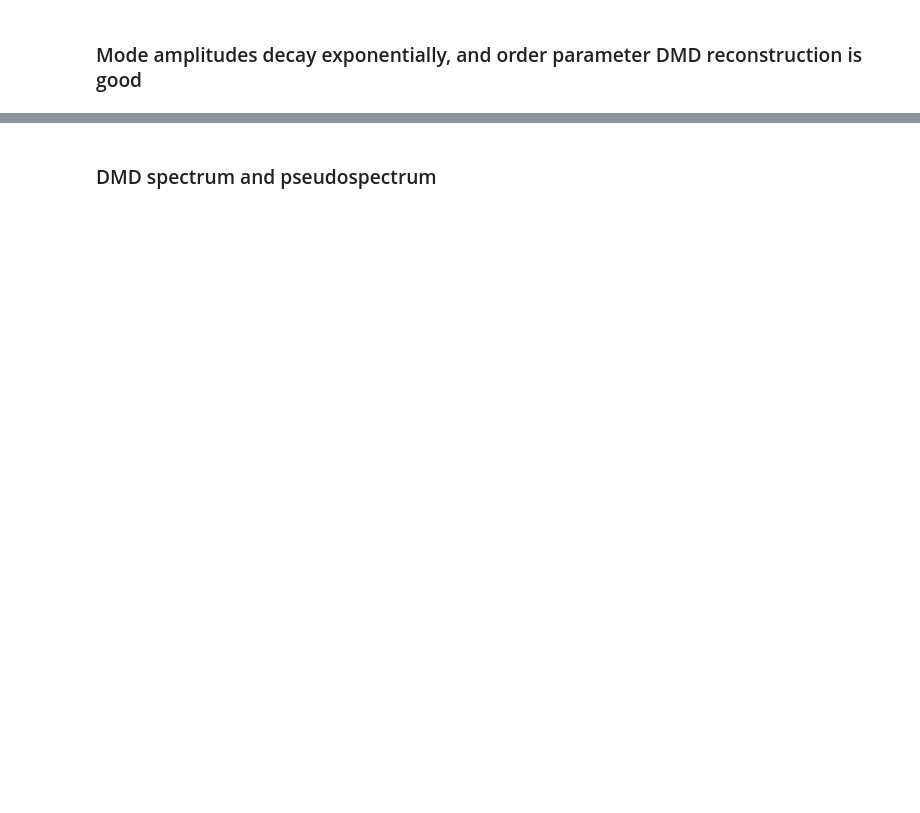
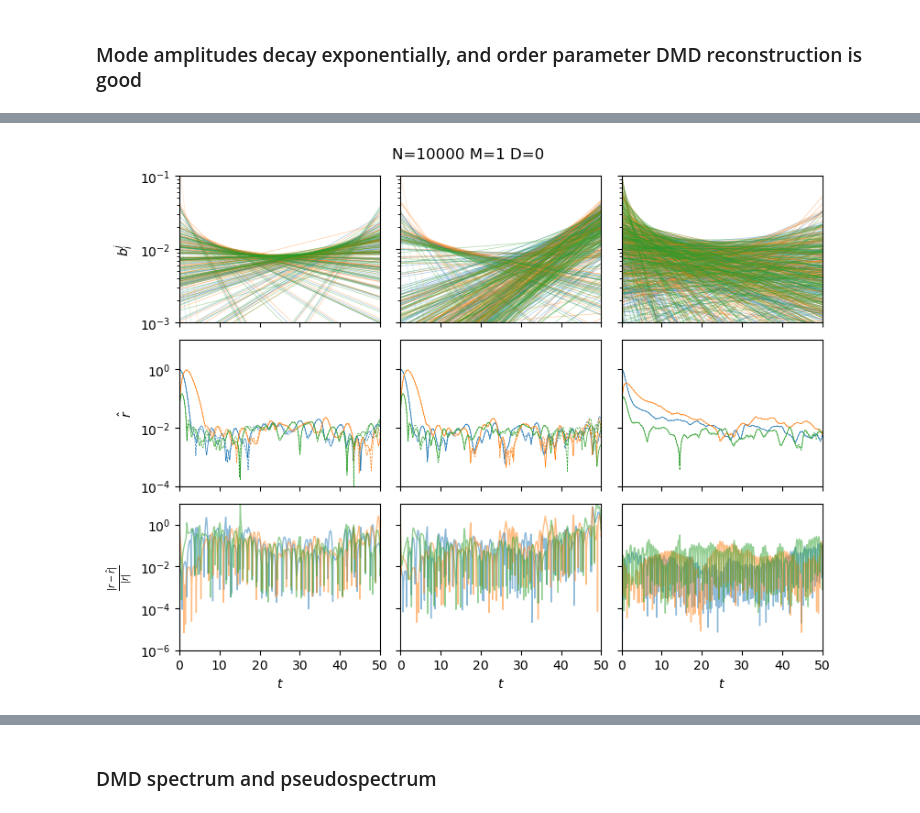
Before and after one commit to znicolaou/kuramoto, a Jupyter notebook: dmdplot.ipynb, the cells around one changed output, grey strips where cells are left out. Drawn from its saved outputs; the diff is of its cells as text; code cells hidden in the pictures; blank space fills up the shorter version.

```diff
--- a/dmdplot.ipynb
+++ b/dmdplot.ipynb
@@ -252,0 +132,91 @@ data/dmd6/ 2
+# %%
+filebases=['data/dmd7/','data/dmd8/','data/dmd9/']
+
+for D in [0,1,2,3]:
+    X_reconstructs=[]
+    for filebase0 in filebases:
+        phis=np.load('%s%iphis.npy'%(filebase0,D))
+        bs=np.load('%s%ibs.npy'%(filebase0,D))
+        evals=np.load('%s%ievals.npy'%(filebase0,D))
+        res=np.load('%s%ires.npy'%(filebase0,D))
+        n0s=np.concatenate([[0],np.cumsum(np.load('%s%dn0s.npy'%(filebase0,D))-1)])
+
+        inds=np.where(res<1E-9)[0]
+        X_reconstruct=np.zeros((bs.shape[0],phis.shape[0]))
+        for n in range(numtraj):
+            print(filebase0,n)
+            n0=n0s[n]
+            X_reconstruct[n0:n0s[n+1]]=np.real((bs[n0,inds]*np.linalg.pinv(phis)[inds].T).dot(evals[inds,np.newaxis]**np.arange(n0s[n+1]-n0s[n])[np.newaxis,:])).T
+        X_reconstructs=X_reconstructs+[X_reconstruct]
+
+    fig,axs=plt.subplots(3,3,figsize=(8,6),layout='constrained')
+    if D==0:
+        fig.suptitle('N=%i M=%i D=%i'%(N,1,0))
+    else:
+        fig.suptitle('N=%i M=%i D=%i'%(N,D,N//2*D))
+#         fig.suptitle('N=%i M=%i D=%i'%(N,D,1000*(D-1)))
+    for m in range(len(filebases)):
+        filebase0=filebases[m]
+        bs=np.load('%s/%ibs.npy'%(filebase0,D))
+        evals=np.load('%s/%ievals.npy'%(filebase0,D))
+        res=np.load('%s/%ires.npy'%(filebase0,D))
+        n0s=np.concatenate([[0],np.cumsum(np.load('%s/%in0s.npy'%(filebase0,D))-1)])
+        inds=np.where(res<1E-8)[0]
+        for n in range(numtraj):
+            plt.subplot(3,3,m+1)
+            inds2=np.argsort(np.abs(bs[n0s[n],inds]))
+            # plt.plot(dt*n0s[n]+np.arange(n0s[n+1]-n0s[n])*dt,np.abs(bs[n0s[n]:n0s[n+1],inds[inds2[-100:]]]),c=colors[n],lw=0.1)
+            # plt.plot(np.arange(n0s[n+1]-n0s[n])*dt,np.abs(bs[n0s[n]:n0s[n+1],inds[inds2[-100:]]]),c=colors[n],lw=0.1)
+            plt.plot(np.arange(n0s[n+1]-n0s[n])*dt,np.abs(bs[n0s[n]:n0s[n+1],inds[inds2[:]]]),c=colors[n],lw=0.5,alpha=0.2)
+            plt.ylim(1E-3,1E-1)
+            plt.yscale('log')
+            # plt.xscale('log')
+            plt.ylim(1E-3,1E-1)
+            plt.xlim(0,50)
+            plt.gca().set_xticklabels('')
+
+            if m==0:
+                plt.ylabel('$b_i^j$')
+            else:
+                plt.gca().set_yticklabels('')
+            plt.gca().set_xticklabels('')
+
+            plt.subplot(3,3,m+4)
+            X_reconstruct=X_reconstructs[m]
+            filebase='%s/%i'%(filebases[m],n)
+            orders=np.fromfile(filebase+'order.dat',dtype=np.float64)
+            # plt.plot(4*n+np.log((1+np.arange(n0s[n+1]-n0s[n]))*dt)/np.log(10),np.abs(np.mean(X_reconstruct[n0s[n]:n0s[n+1],:N]+1j*X_reconstruct[n0s[n]:n0s[n+1],N:],axis=1)),ls='--',c=colors[n],zorder=-5)
+            Ndict=X_reconstruct.shape[1]
+            plt.plot(np.arange(n0s[n+1]-n0s[n])*dt,np.abs(np.mean(X_reconstruct[n0s[n]:n0s[n+1],:N]+1j*X_reconstruct[n0s[n]:n0s[n+1],Ndict//2:Ndict//2+N],axis=1)),c=colors[n],ls='--',zorder=-5,lw=0.5)
+            plt.plot(np.arange(n0s[n+1]-n0s[n])*dt,orders[:-1],c=colors[n],zorder=-5,lw=0.5)
+            plt.gca().set_rasterization_zorder(0)
+            # plt.xscale('log')
+            plt.yscale('log')
+            plt.ylim(1E-4,1E1)
+            plt.xlim(0,50)
+            if m==0:
+                plt.ylabel('$\hat{r}$')
+            else:
+                plt.gca().set_yticklabels('')
+            plt.gca().set_xticklabels('')
+
+            plt.subplot(3,3,m+7)
+            err=np.abs(np.abs(np.mean(X_reconstruct[n0s[n]:n0s[n+1],:N]+1j*X_reconstruct[n0s[n]:n0s[n+1],Ndict//2:Ndict//2+N],axis=1))-orders[:-1])/orders[:-1]
+            plt.plot(np.arange(n0s[n+1]-n0s[n])*dt,err,c=colors[n],zorder=-5,lw=1,alpha=0.5)
+            plt.gca().set_rasterization_zorder(0)
+            # plt.xscale('log')
+            plt.yscale('log')
+            plt.xlabel('$t$')
+            plt.ylim(1E-6,1E1)
+            plt.xlim(0,50)
+            if m==0:
+                plt.ylabel(r'$\frac{ | r-\hat{r}  |}{ | r  |}$')
+            else:
+                plt.gca().set_yticklabels('')
+
+
+
+
+    plt.savefig('oscillatordmd3_%d.pdf'%D)
+    plt.show()
+# %% [output]
@@ -252,0 +232 @@ data/dmd6/ 2
+[figure, added]
```
Also changed, not shown: parts of 9 cells of this notebook, 3 other files.
